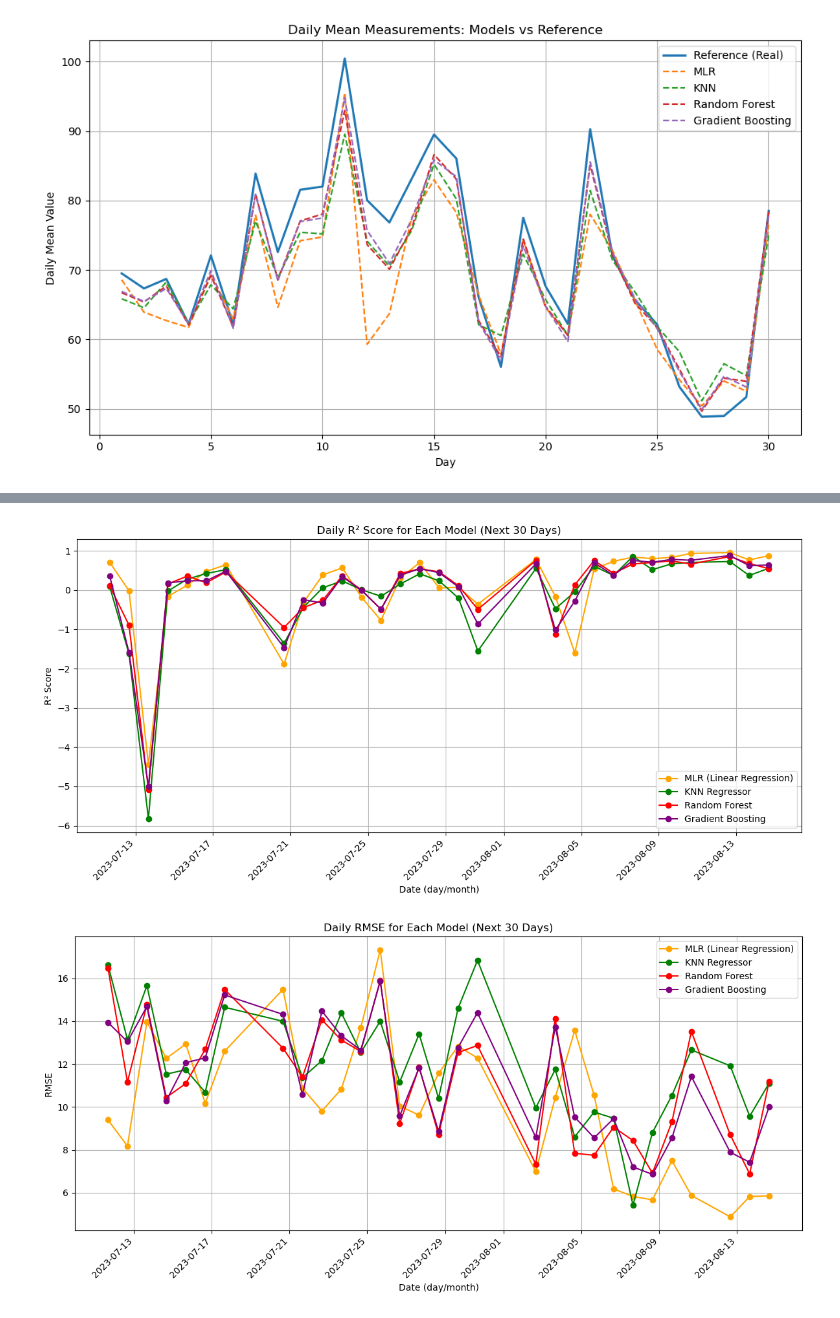
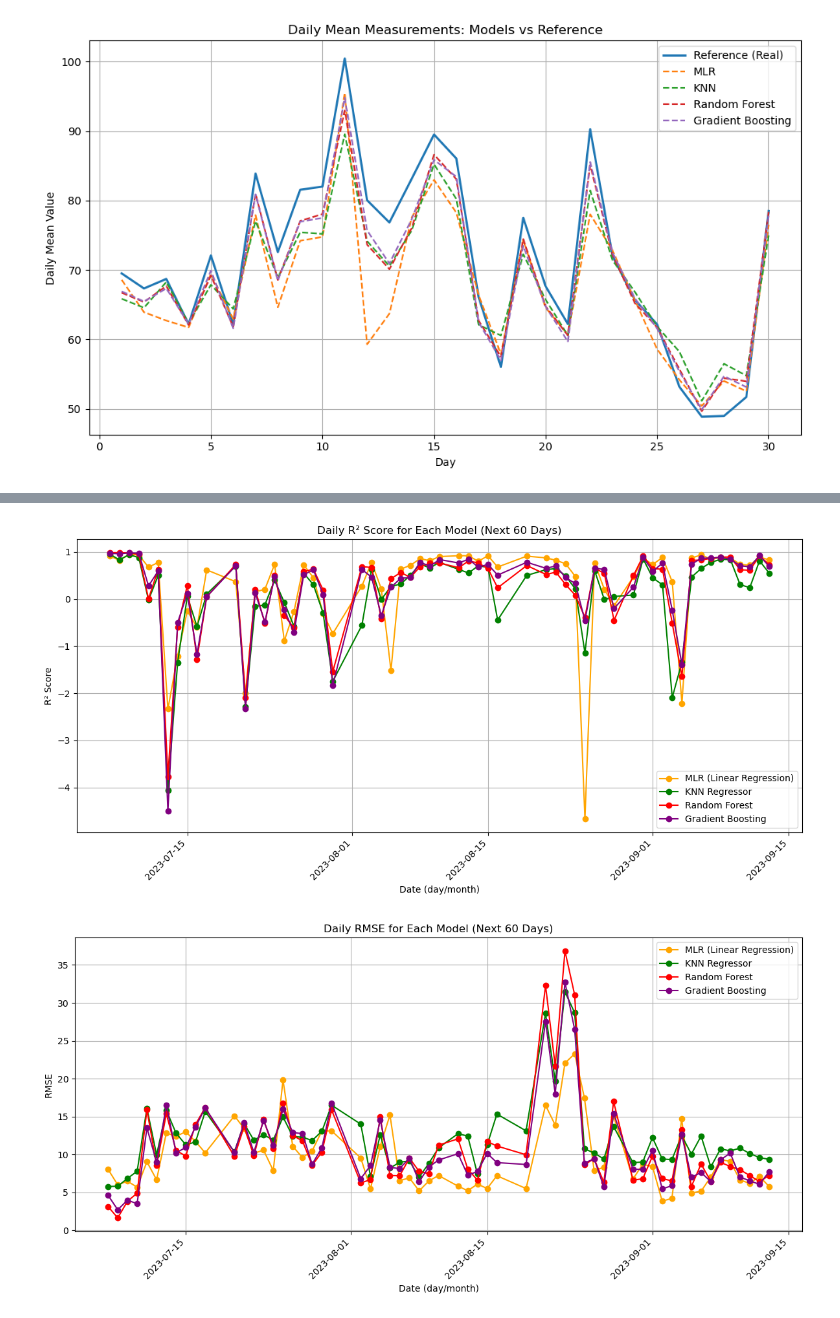
Before and after one commit to xarti55/SANS-IoT_calibration_analysis_and_denoising, a Jupyter notebook: src/graphs/graphs.ipynb, the cells around one changed output, grey strips where cells are left out. Drawn from its saved outputs; the diff is of its cells as text; code cells hidden in the pictures.

Commit message:
new graphs

```diff
--- a/src/graphs/graphs.ipynb
+++ b/src/graphs/graphs.ipynb
@@ -202,7 +202,7 @@ plt.show()
 [figure]
 # %%
 y_predicted_reg = mlr_best_model_all.predict(df[feature_cols])
-y_predicted_KNR = knn_best_model_all.predict(df[feature_cols])
+y_predicted_KNN = knn_best_model_all.predict(df[feature_cols])
 y_predicted_RF = rf_best_model_all.predict(df[feature_cols])
 y_predicted_GB = gb_best_model_all.predict(df[feature_cols])
 y = df[target_col]
@@ -217,7 +217,7 @@ first_day = 0
 last_day = 24
 for i in range (30):
     measure_MLR.append(np.mean(y_predicted_reg[first_day:last_day]))
-    measure_KNN.append(np.mean(y_predicted_KNR[first_day:last_day]))
+    measure_KNN.append(np.mean(y_predicted_KNN[first_day:last_day]))
     measure_RF.append(np.mean(y_predicted_RF[first_day:last_day]))
     measure_GB.append(np.mean(y_predicted_GB[first_day:last_day]))
     real.append(np.mean(y[first_day:last_day]))
@@ -321,6 +318,6 @@ plot_pred_vs_true(y_test.values, preds_test, "Testing")
 # %%
 training_days = 28
-training_hours = 28*training_days
+training_hours = 24*training_days
 X_train = df[feature_cols][:training_hours]
 y_train = df[target_col][:training_hours]
 X_test = df[feature_cols][training_hours:]
@@ -340,9 +337,9 @@ rmse_RF = []
 rmse_GB = []
 first_day = 0
 last_day = 24
-for i in range (30):
+for i in range (60):
     r2_MLR.append(r2_score(y_test[first_day:last_day], y_predicted_reg[first_day:last_day]))
-    r2_KNN.append(r2_score(y_test[first_day:last_day], y_predicted_KNR[first_day:last_day]))
+    r2_KNN.append(r2_score(y_test[first_day:last_day], y_predicted_KNN[first_day:last_day]))
     r2_RF.append(r2_score(y_test[first_day:last_day], y_predicted_RF[first_day:last_day]))
     r2_GB.append(r2_score(y_test[first_day:last_day], y_predicted_GB[first_day:last_day]))
     rmse_MLR.append(np.sqrt(mean_squared_error(y_test[first_day:last_day], y_predicted_reg[first_day:last_day])))
@@ -382,34 +379,34 @@ ax.plot(x_dates, r2_GB, marker='o', color='purple', label='Gradient Boosting')
 
 ax.set_xlabel('Date (day/month)')
 ax.set_ylabel('R² Score')
-ax.set_title('Daily R² Score for Each Model (Next 30 Days)')
+ax.set_title('Daily R² Score for Each Model (Next 60 Days)')
 ax.grid(True)
 ax.legend()
 
 fig.autofmt_xdate(rotation=45, ha='right')
 plt.tight_layout()
 plt.savefig("images/Daily_graph_R2.png", dpi=300)
 plt.show()
 
 
 # --- RMSE plot with custom colors ---
 fig, ax = plt.subplots(figsize=(12,6))
 
 ax.plot(x_dates, rmse_MLR, marker='o', color='orange', label='MLR (Linear Regression)')
 ax.plot(x_dates, rmse_KNN, marker='o', color='green', label='KNN Regressor')
 ax.plot(x_dates, rmse_RF, marker='o', color='red', label='Random Forest')
 ax.plot(x_dates, rmse_GB, marker='o', color='purple', label='Gradient Boosting')
 
 ax.set_xlabel('Date (day/month)')
 ax.set_ylabel('RMSE')
-ax.set_title('Daily RMSE for Each Model (Next 30 Days)')
+ax.set_title('Daily RMSE for Each Model (Next 60 Days)')
 ax.grid(True)
 ax.legend()
 
 fig.autofmt_xdate(rotation=45, ha='right')
 plt.tight_layout()
 plt.savefig("images/Daily_graph_RMSE.png", dpi=300)
 plt.show()
 # %% [output]
-[figure, old version]
+[figure, new version]
-[figure, old version]
+[figure, new version]
```
Also changed, not shown: parts of 1 cell of this notebook.
